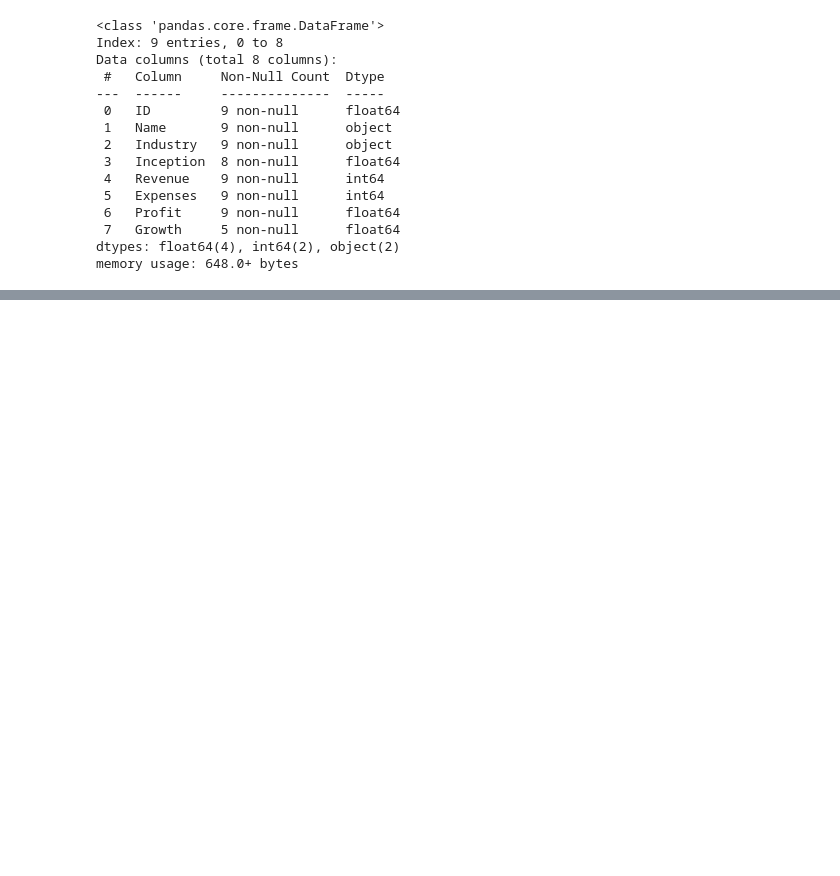
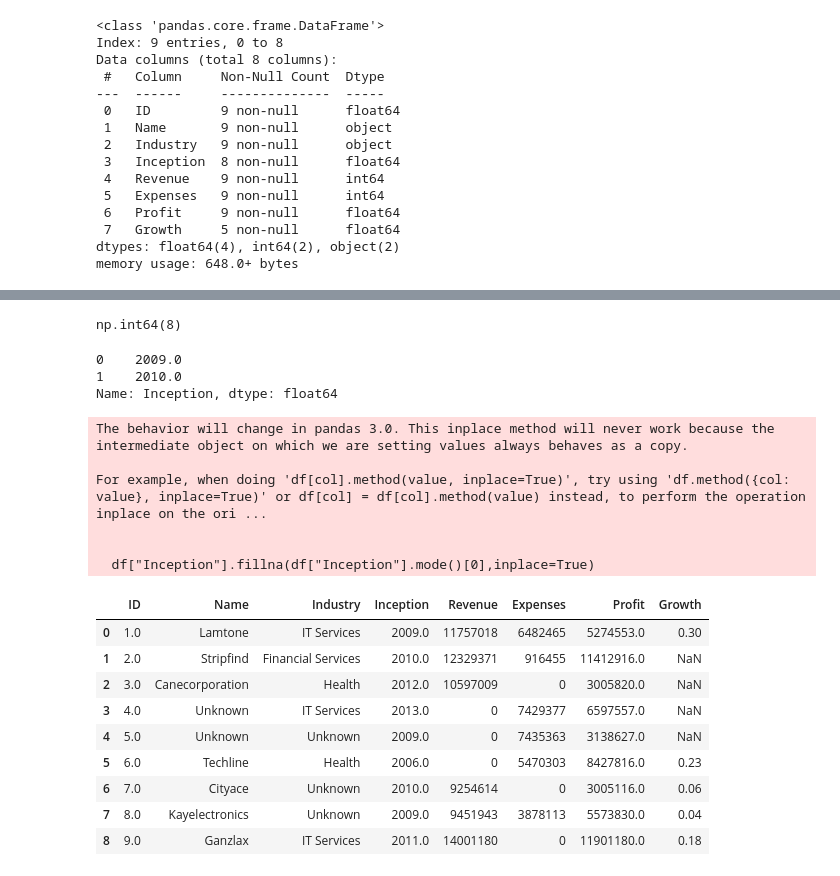
Before and after one commit to Akashyadav-codes/Data_Analyst_Jupyter, a Jupyter notebook: panda.ipynb, the cells around one changed output, grey strips where cells are left out. Saved outputs shown, nothing was run; the diff lists cells and outputs as text; code cells hidden in the pictures; blank space fills up the shorter version.

```diff
--- a/panda.ipynb
+++ b/panda.ipynb
@@ -1573,0 +1598,30 @@ memory usage: 648.0+ bytes
+# %%
+df["Inception"].count()
+# %% [output]
+np.int64(8)
+# %%
+df["Inception"].mode()
+# %% [output]
+0    2009.0
+1    2010.0
+Name: Inception, dtype: float64
+# %%
+df["Inception"].fillna(df["Inception"].mode()[0])
+df
+# %% [output]
+The behavior will change in pandas 3.0. This inplace method will never work because the intermediate object on which we are setting values always behaves as a copy.
+
+For example, when doing 'df[col].method(value, inplace=True)', try using 'df.method({col: value}, inplace=True)' or df[col] = df[col].method(value) instead, to perform the operation inplace on the ori ...
+
+
+  df["Inception"].fillna(df["Inception"].mode()[0],inplace=True)
+|  | ID | Name | Industry | Inception | Revenue | Expenses | Profit | Growth |
+| 0 | 1.0 | Lamtone | IT Services | 2009.0 | 11757018 | 6482465 | 5274553.0 | 0.30 |
+| 1 | 2.0 | Stripfind | Financial Services | 2010.0 | 12329371 | 916455 | 11412916.0 | NaN |
+| 2 | 3.0 | Canecorporation | Health | 2012.0 | 10597009 | 0 | 3005820.0 | NaN |
+| 3 | 4.0 | Unknown | IT Services | 2013.0 | 0 | 7429377 | 6597557.0 | NaN |
+| 4 | 5.0 | Unknown | Unknown | 2009.0 | 0 | 7435363 | 3138627.0 | NaN |
+| 5 | 6.0 | Techline | Health | 2006.0 | 0 | 5470303 | 8427816.0 | 0.23 |
+| 6 | 7.0 | Cityace | Unknown | 2010.0 | 9254614 | 0 | 3005116.0 | 0.06 |
+| 7 | 8.0 | Kayelectronics | Unknown | 2009.0 | 9451943 | 3878113 | 5573830.0 | 0.04 |
+| 8 | 9.0 | Ganzlax | IT Services | 2011.0 | 14001180 | 0 | 11901180.0 | 0.18 |
```
Also changed, not shown: parts of 10 cells of this notebook.
